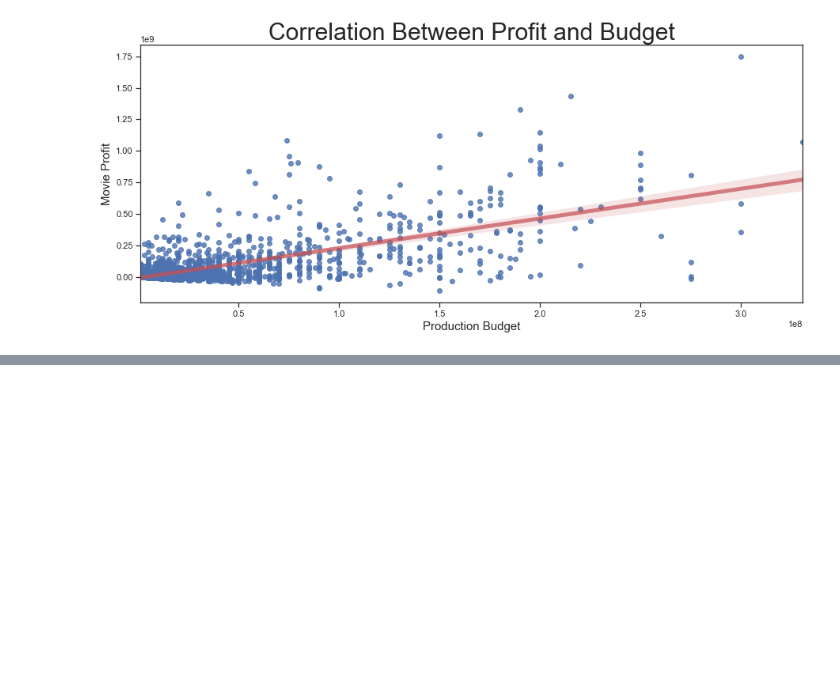
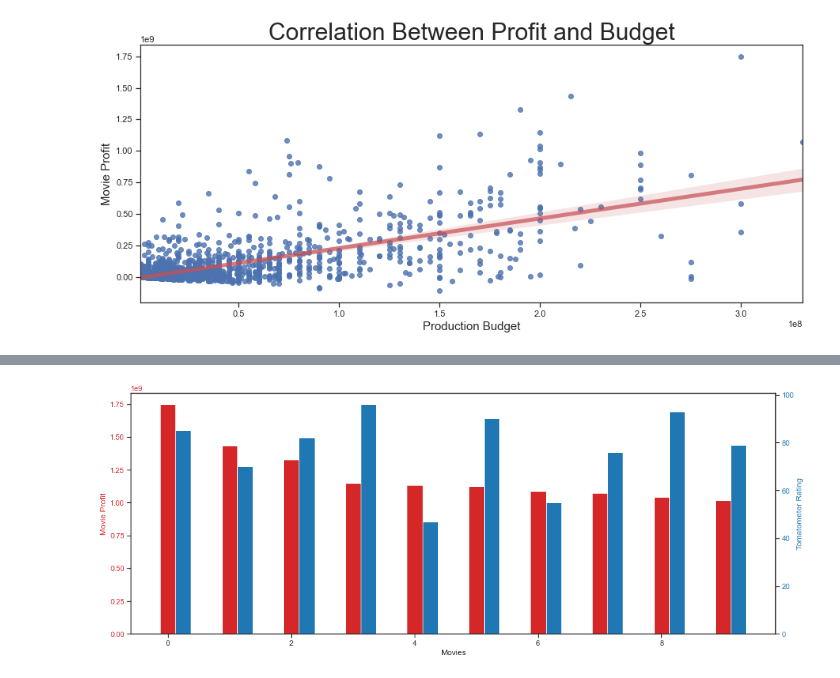
Before and after one commit to jchandleroneal/microsoft-movie-analysis, a Jupyter notebook: workspace.ipynb, the cells around one changed output, grey strips where cells are left out. Saved outputs shown, nothing was run; the diff lists cells and outputs as text; code cells hidden in the pictures; blank space fills up the shorter version.

Commit message:
Creating a new visualization

```diff
--- a/workspace.ipynb
+++ b/workspace.ipynb
@@ -344,3 +330,8 @@ ax.set_xlabel('Production Budget', fontsize=15)
 ax.set_ylabel('Movie Profit', fontsize=15);
 # %% [output]
 [figure]
+# %%
+movie_actor_budget_copy = movie_actor_budget.copy()
+#movie_actor_budget_copy.sort_values(by=['movie_profit', 'tomatometer_rating'], ascending =False).head(10)
+only10 = movie_actor_budget_copy.sort_values(by=['movie_profit', 'tomatometer_rating'], ascending =False).head(10)
+only10
@@ -346,0 +350,26 @@ ax.set_ylabel('Movie Profit', fontsize=15);
+# %%
+t = only10.movie_title
+t2 = np.arange(10)
+data1 = only10.movie_profit
+data2 = only10.tomatometer_rating
+width = 0.25
+
+fig, ax1 = plt.subplots(figsize=(15,6))
+
+color = 'tab:red'
+ax1.set_xlabel('Movies')
+ax1.set_ylabel('Movie Profit', color=color)
+plt.bar(t2, data1, width, color=color)
+ax1.tick_params(axis='y', labelcolor=color)
+
+ax2 = ax1.twinx()  # instantiate a second axes that shares the same x-axis
+
+color = 'tab:blue'
+ax2.set_ylabel('Tomatometer Rating', color=color)  # we already handled the x-label with ax1
+plt.bar(t2+width, data2, width, color=color)
+ax2.tick_params(axis='y', labelcolor=color)
+
+fig.tight_layout()  # otherwise the right y-label is slightly clipped
+plt.show()
+# %% [output]
+[figure, added]
```
Also changed, not shown: parts of 7 cells of this notebook.
